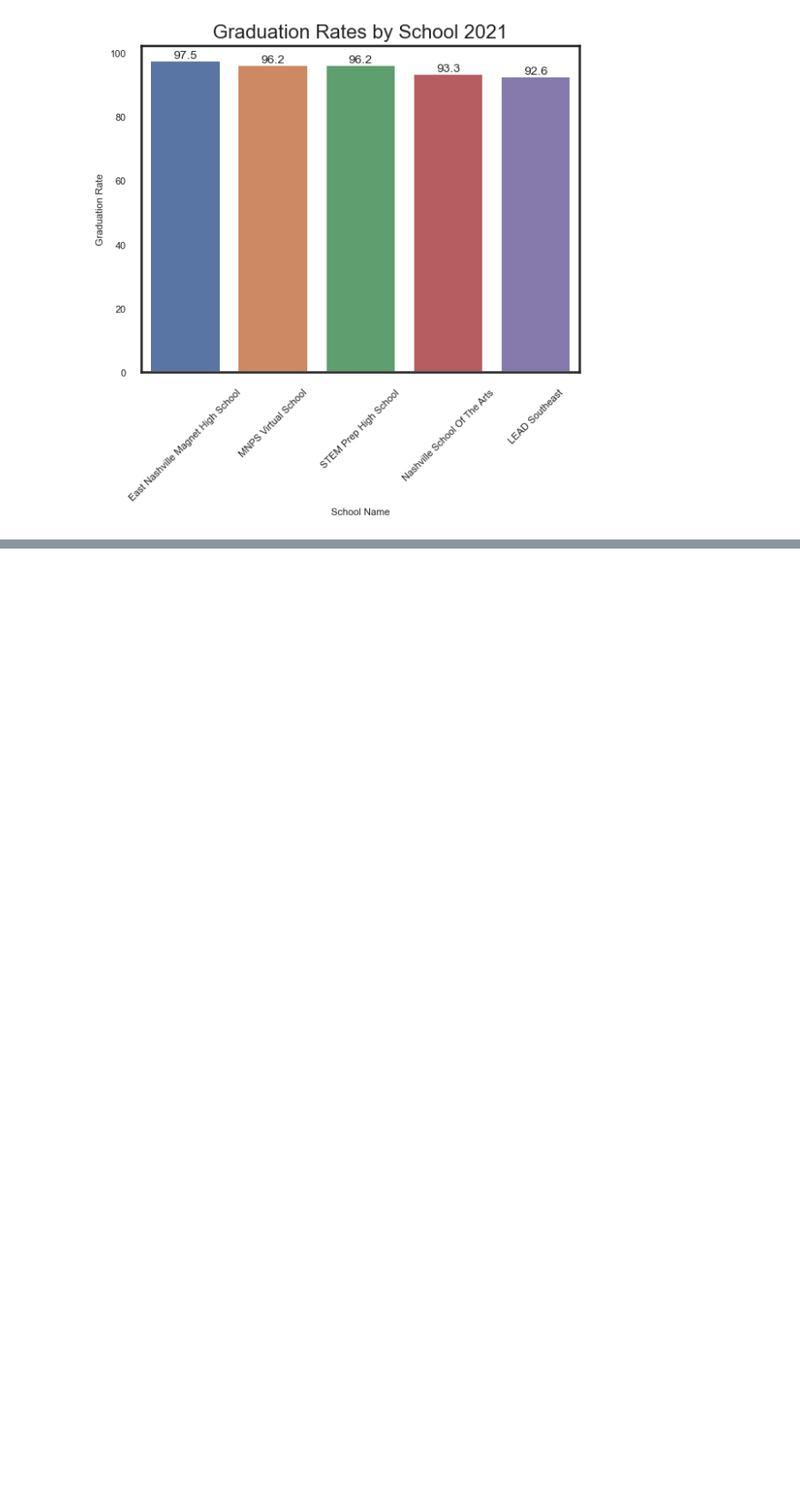
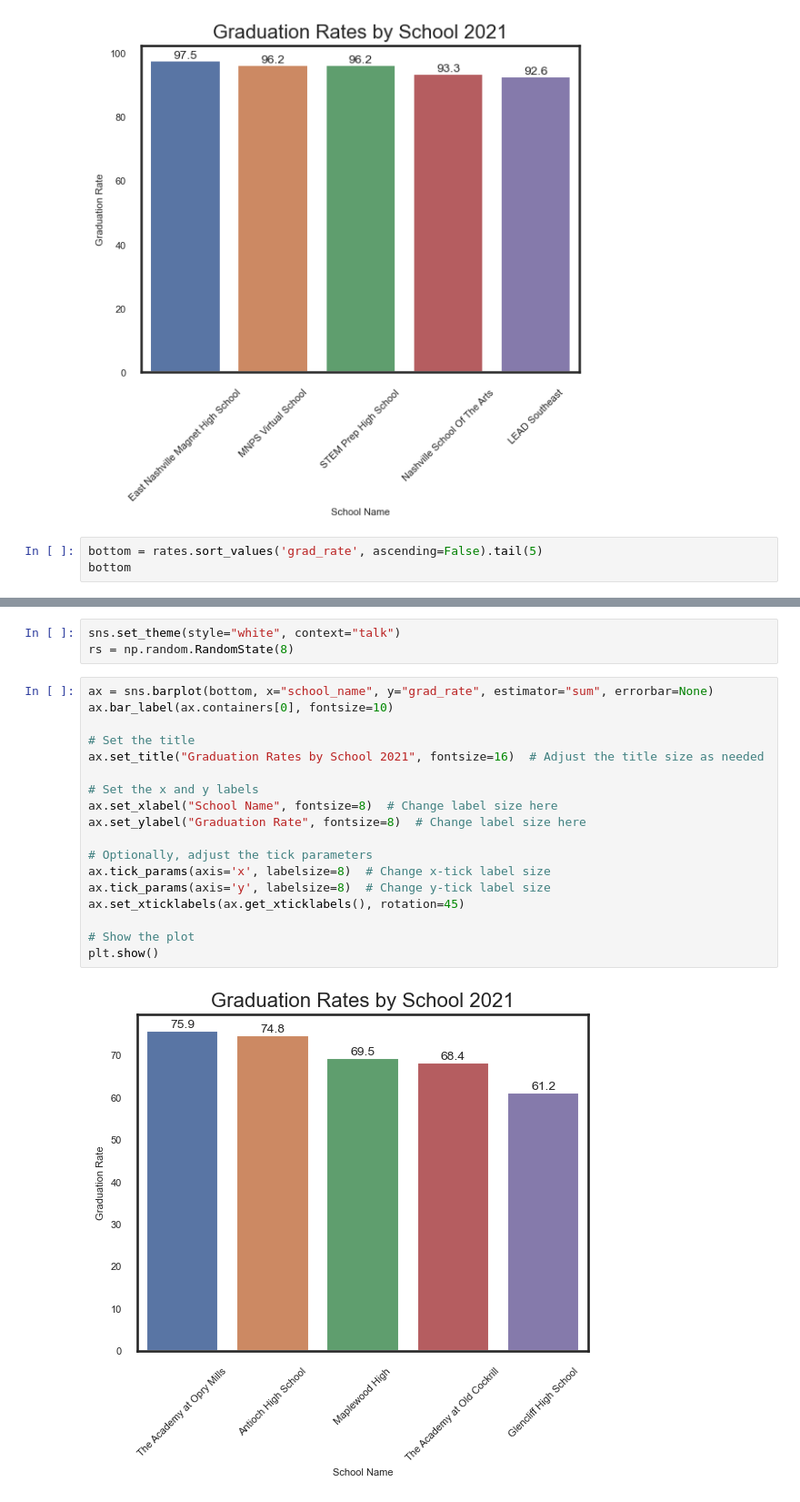
Before and after one commit to ericahen/capstone-da12, a Jupyter notebook: notebooks/grad_rate_2021.ipynb, the cells around one changed output, grey strips where cells are left out. Shown: that part at 91% size. Saved outputs shown, nothing was run; the diff lists cells and outputs as text; blank space fills up the shorter version.

```diff
--- a/notebooks/grad_rate_2021.ipynb
+++ b/notebooks/grad_rate_2021.ipynb
@@ -260,3 +260,6 @@ ax.set_xticklabels(ax.get_xticklabels(), rotation=45)
 plt.show()
 # %% [output]
 [figure]
+# %%
+bottom = rates.sort_values('grad_rate', ascending=False).tail(5)
+bottom
@@ -262,0 +273,23 @@ plt.show()
+# %%
+sns.set_theme(style="white", context="talk")
+rs = np.random.RandomState(8)
+# %%
+ax = sns.barplot(bottom, x="school_name", y="grad_rate", estimator="sum", errorbar=None)
+ax.bar_label(ax.containers[0], fontsize=10)
+
+# Set the title
+ax.set_title("Graduation Rates by School 2021", fontsize=16)  # Adjust the title size as needed
+
+# Set the x and y labels
+ax.set_xlabel("School Name", fontsize=8)  # Change label size here
+ax.set_ylabel("Graduation Rate", fontsize=8)  # Change label size here
+
+# Optionally, adjust the tick parameters
+ax.tick_params(axis='x', labelsize=8)  # Change x-tick label size
+ax.tick_params(axis='y', labelsize=8)  # Change y-tick label size
+ax.set_xticklabels(ax.get_xticklabels(), rotation=45)
+
+# Show the plot
+plt.show()
+# %% [output]
+[figure, added]
```
Also changed, not shown: parts of 4 cells of this notebook.
